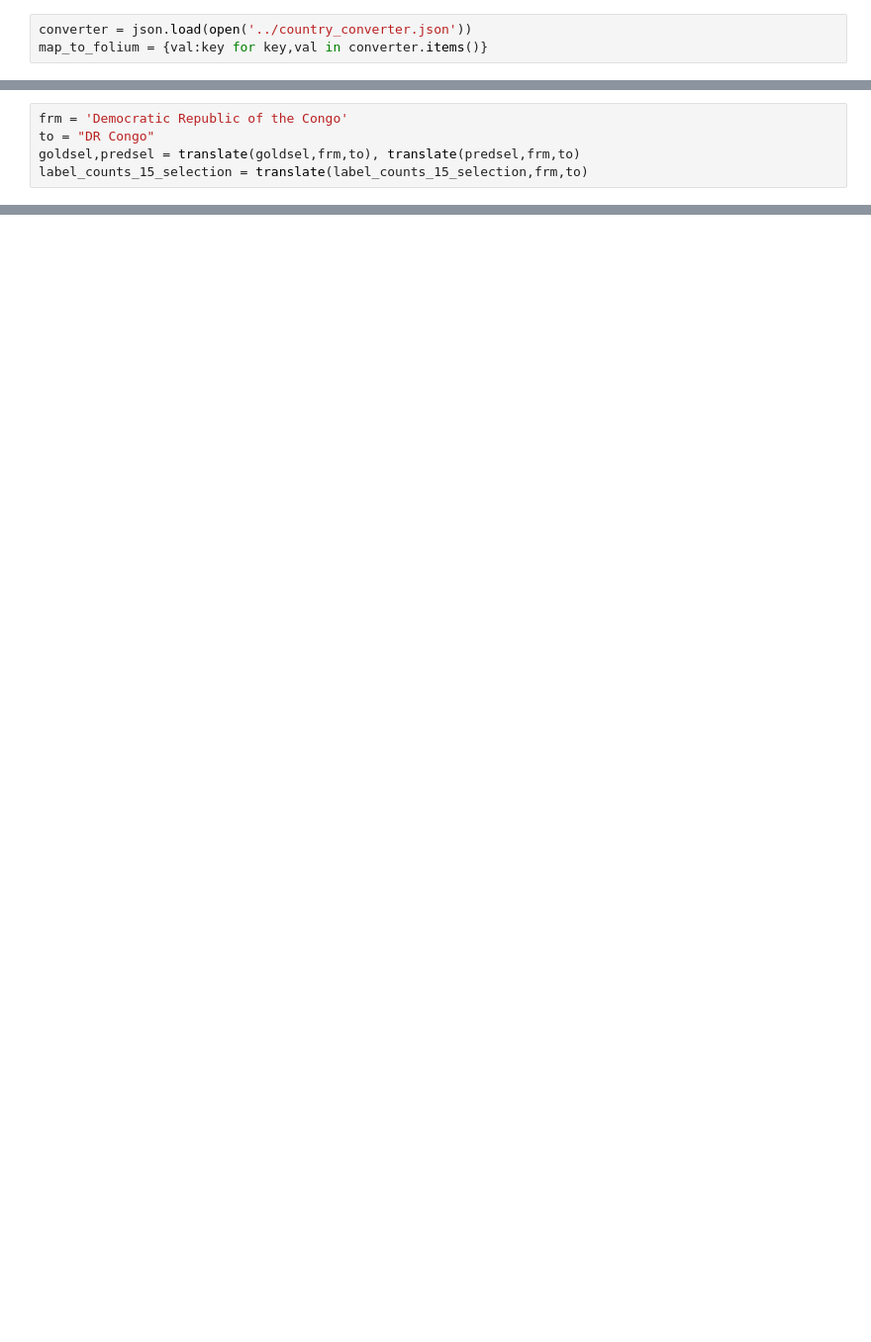
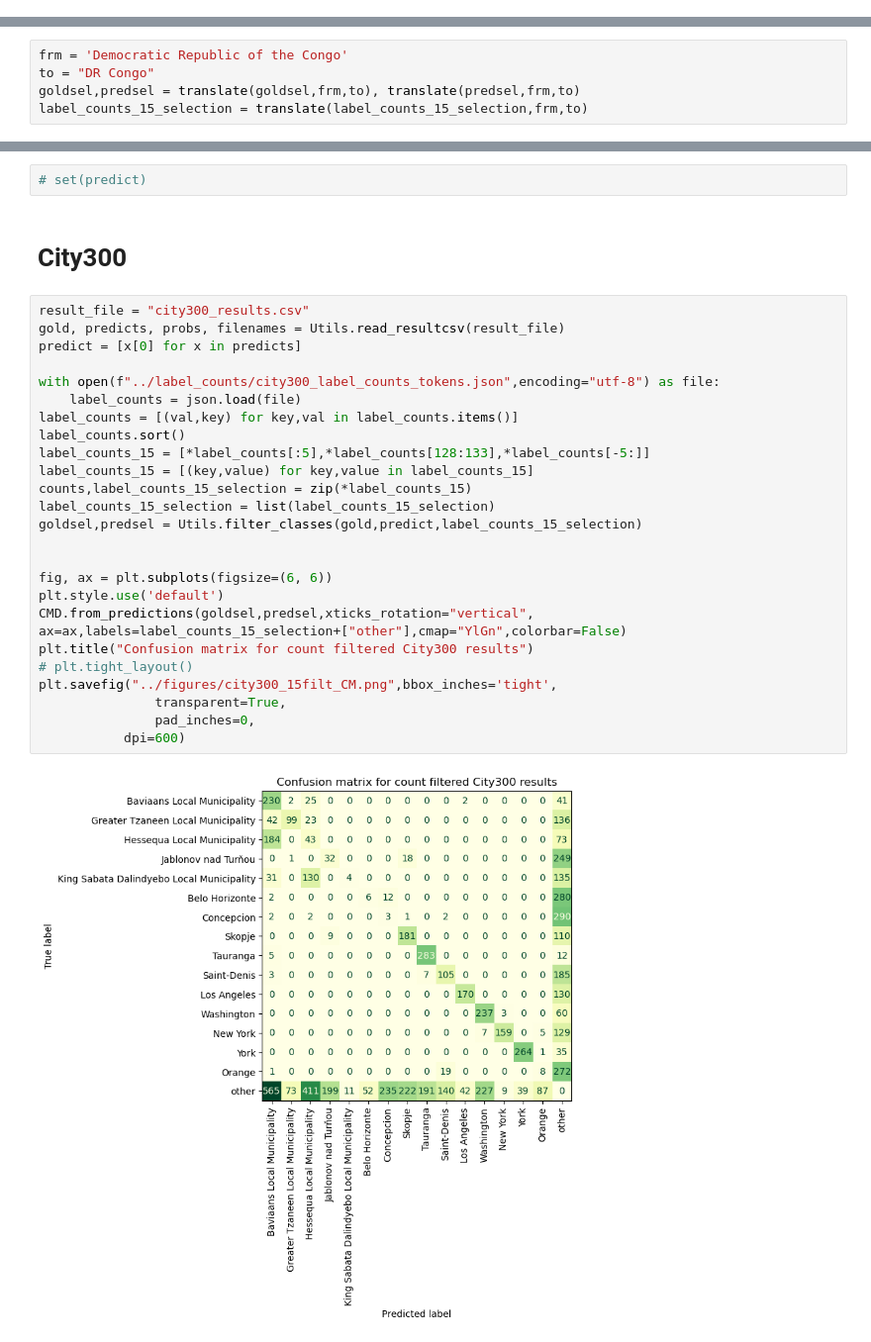
Before and after one commit to Ispanicus/geoguessr-ai, a Jupyter notebook: notebooks/explore_15labels.ipynb, the cells around one changed output, grey strips where cells are left out. Shown at 99% size. Cells and saved outputs as stored; diff of their text form; blank space fills up the shorter version.

```diff
--- a/notebooks/explore_15labels.ipynb
+++ b/notebooks/explore_15labels.ipynb
@@ -76,3 +172,0 @@ countrydf = gpd.read_file("../SHP/CountrySHP/world-administrative-boundaries.shp
-# %%
-converter = json.load(open('../country_converter.json'))
-map_to_folium = {val:key for key,val in converter.items()}
@@ -170,0 +211,31 @@ plt.savefig("../figures/country100_15filt_CM.png")
+# %%
+# set(predict)
+# %% [markdown]
+# City300
+# %%
+result_file = "city300_results.csv"
+gold, predicts, probs, filenames = Utils.read_resultcsv(result_file)
+predict = [x[0] for x in predicts]
+
+with open(f"../label_counts/city300_label_counts_tokens.json",encoding="utf-8") as file:
+    label_counts = json.load(file)
+label_counts = [(val,key) for key,val in label_counts.items()]
+label_counts.sort()
+label_counts_15 = [*label_counts[:5],*label_counts[128:133],*label_counts[-5:]]
+label_counts_15 = [(key,value) for key,value in label_counts_15]
+counts,label_counts_15_selection = zip(*label_counts_15)
+label_counts_15_selection = list(label_counts_15_selection)
+goldsel,predsel = Utils.filter_classes(gold,predict,label_counts_15_selection)
+
+
+fig, ax = plt.subplots(figsize=(6, 6))
+plt.style.use('default')
+CMD.from_predictions(goldsel,predsel,xticks_rotation="vertical", ax=ax,labels=label_counts_15_selection+["other"],cmap="YlGn",colorbar=False)
+plt.title("Confusion matrix for count filtered City300 results")
+# plt.tight_layout()
+plt.savefig("../figures/city300_15filt_CM.png",bbox_inches='tight',
+               transparent=True,
+               pad_inches=0,
+           dpi=600)
+# %% [output]
+[figure, added]
```
Also changed, not shown: parts of 31 cells of this notebook, 7 other files.
